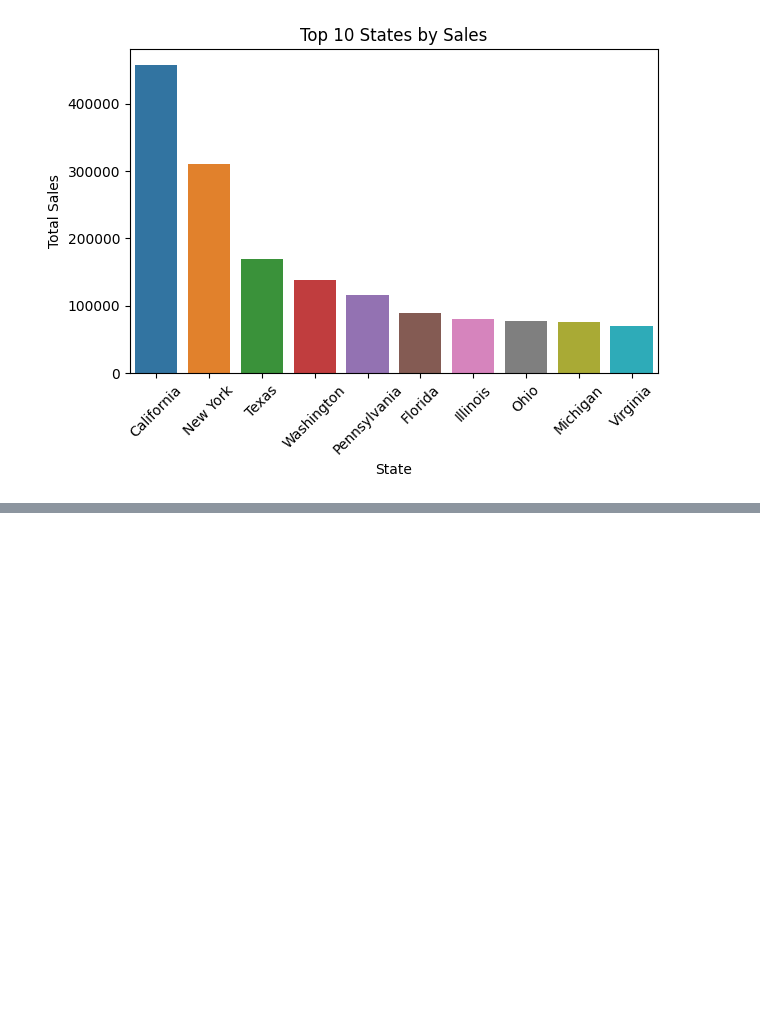
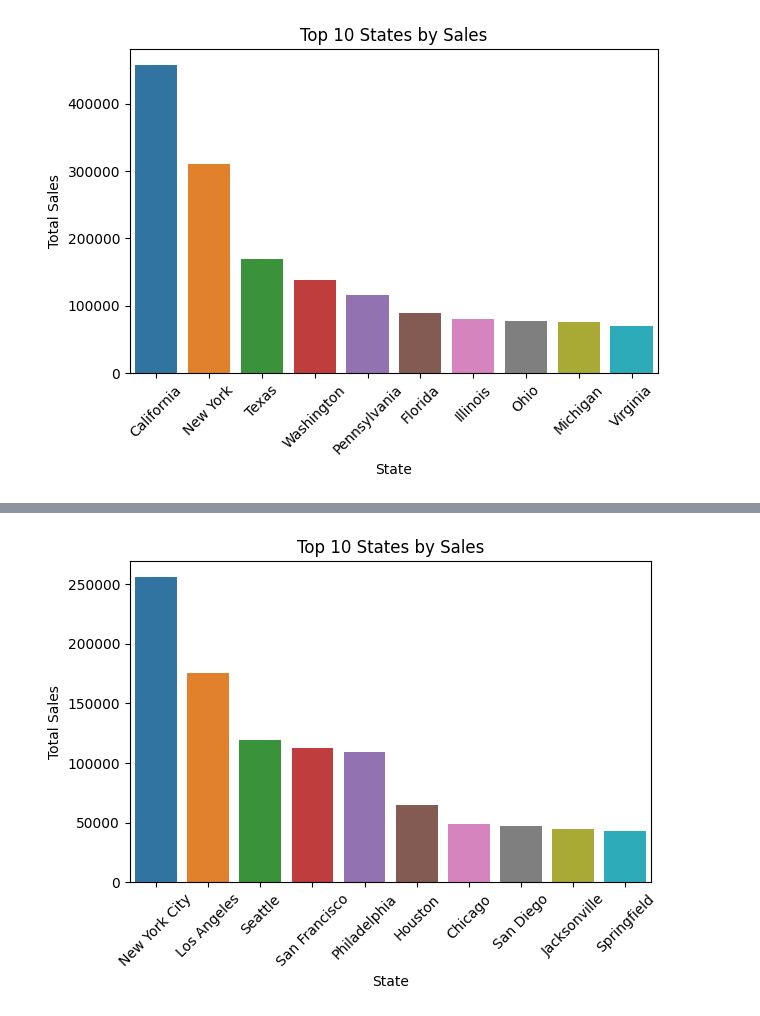
Before and after one commit to Himanshuvishwa007/super-store-sales, a Jupyter notebook: Superstore.ipynb, the cells around one changed output, grey strips where cells are left out. Drawn from its saved outputs; the diff is of its cells as text; code cells hidden in the pictures; blank space fills up the shorter version.

```diff
--- a/Superstore.ipynb
+++ b/Superstore.ipynb
@@ -139,0 +153,13 @@ plt.show()
+# %%
+# Group the data by 'State' and sort by 'Sales' (descending)
+df_grouped = df.groupby('City')['Sales'].sum().sort_values(ascending=False).head(10)
+
+# Create the barplot using the top 10 states
+sns.barplot(x=df_grouped.index, y=df_grouped.values)
+
+# Customize (optional)
+plt.xticks(rotation=45)  # Rotate x-axis labels for readability
+plt.tight_layout()  # Adjust spacing to prevent overlapping elements
+plt.show()
+# %% [output]
+[figure, added]
```
Also changed, not shown: parts of 3 cells of this notebook.
